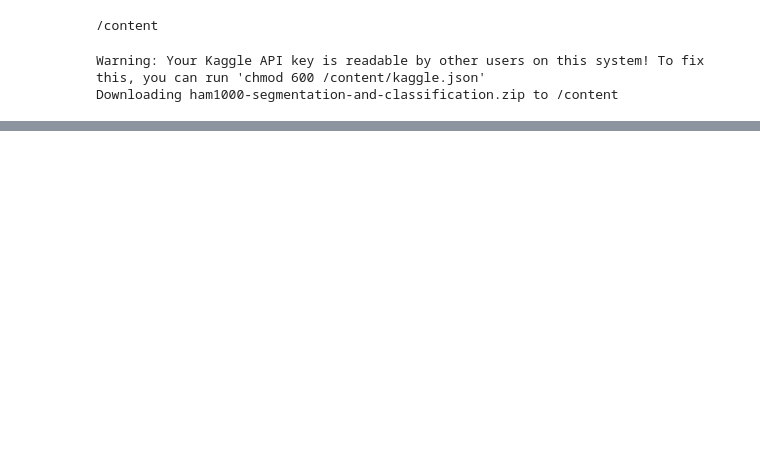
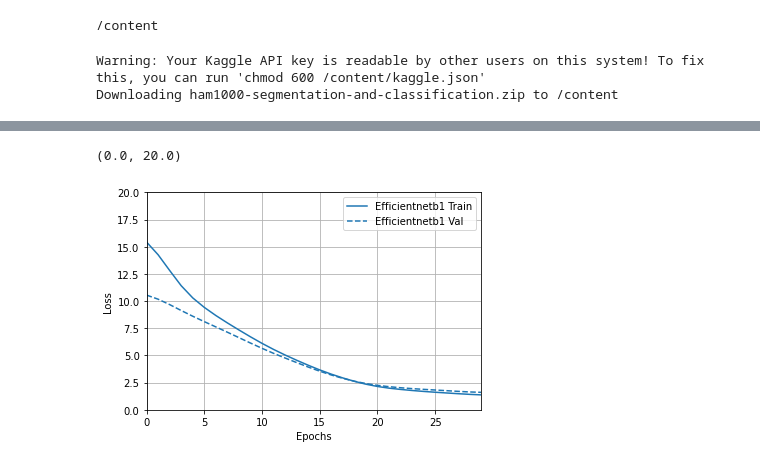
Before and after one commit to HuihuangLiu001/DSEI210-Final-Project--Skinjob, a Jupyter notebook: notebooks/Gong Qi Chen/5.1-gqc-pretrained_models_EfficientNetB1.ipynb, the cells around one changed output, grey strips where cells are left out. Cells and saved outputs as stored; diff of their text form; code cells hidden in the pictures; blank space fills up the shorter version.

```diff
--- a/notebooks/Gong Qi Chen/5.1-gqc-pretrained_models_EfficientNetB1.ipynb
+++ b/notebooks/Gong Qi Chen/5.1-gqc-pretrained_models_EfficientNetB1.ipynb
@@ -267,0 +211,7 @@ plt.ylim([0, 1])
+# %%
+plotter = tfdocs.plots.HistoryPlotter(metric = 'loss', smoothing_std=10)
+plotter.plot(histories)
+plt.ylim([0, 20])
+# %% [output]
+(0.0, 20.0)
+[figure, added]
```
Also changed, not shown: parts of 40 cells of this notebook.
